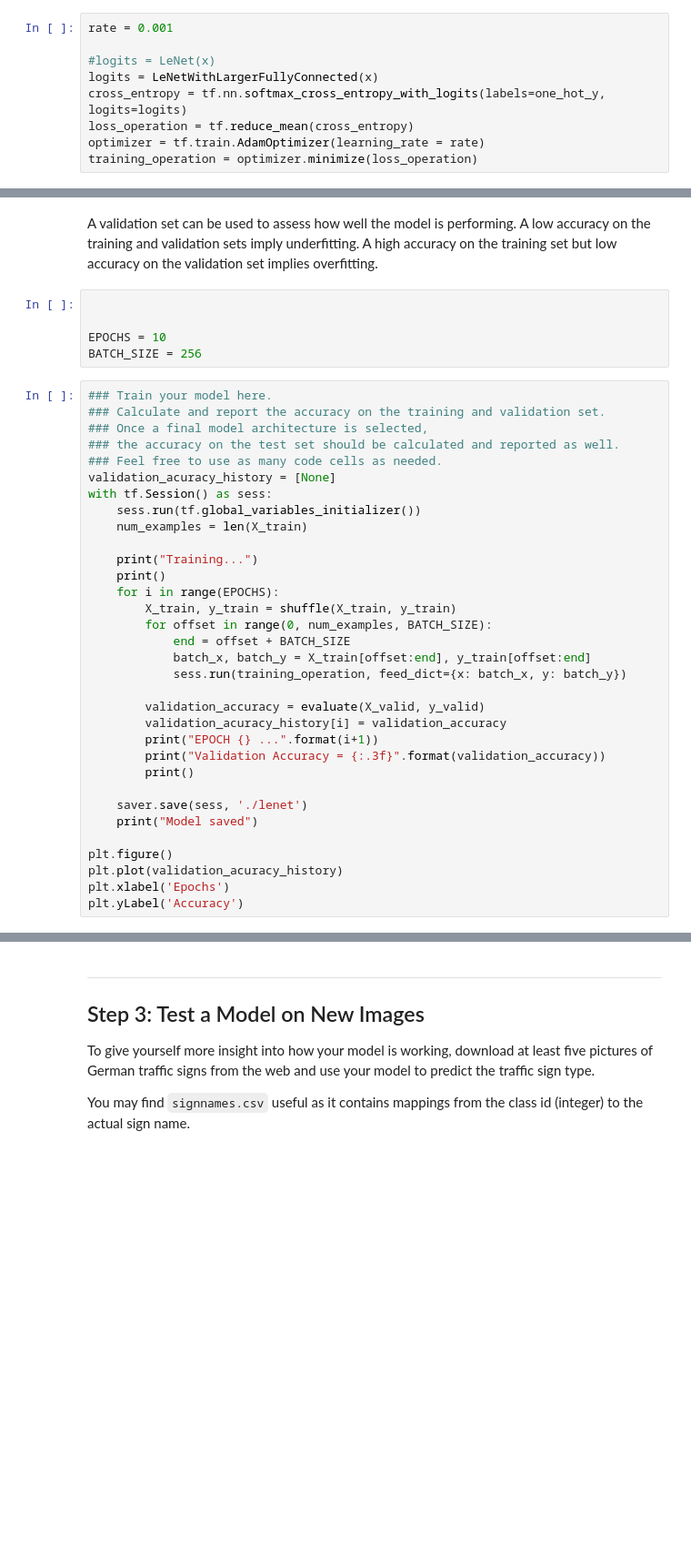
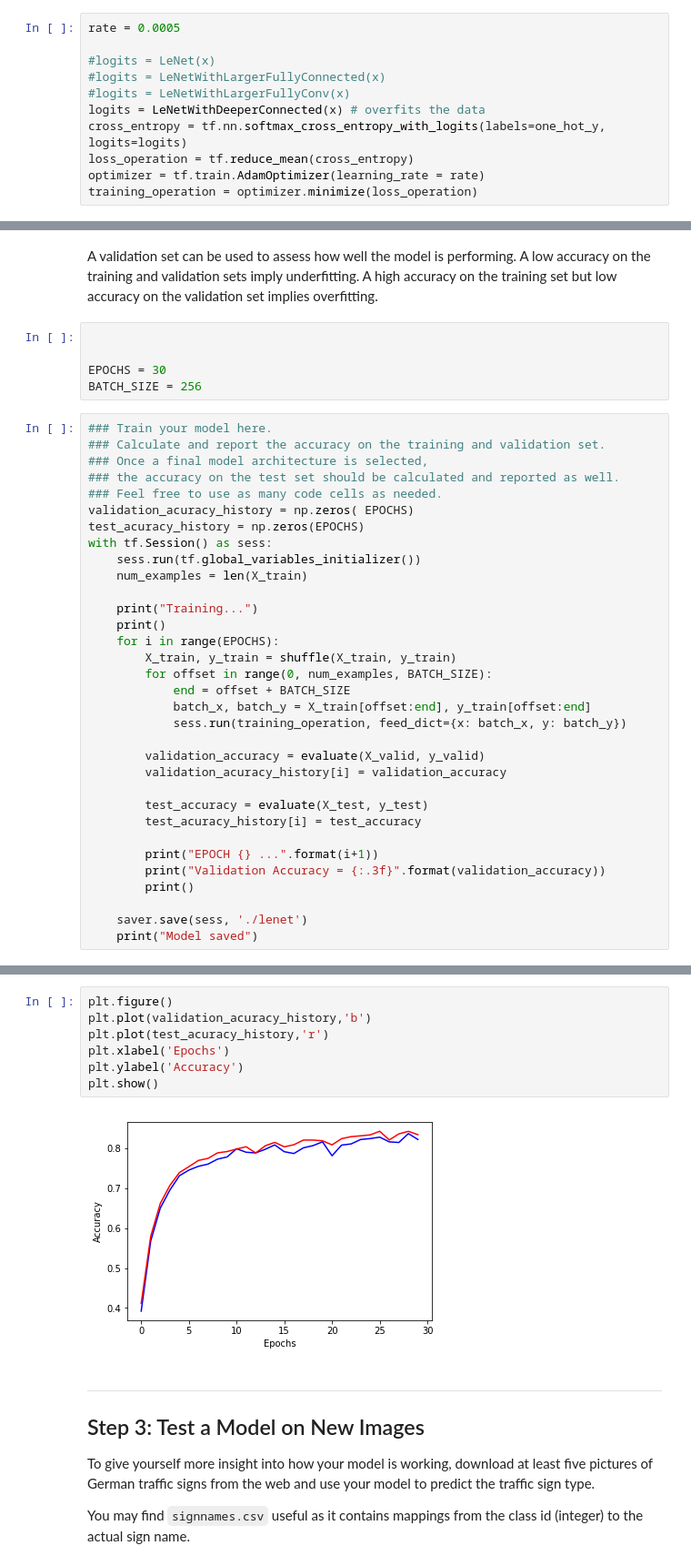
Before and after one commit to SimkinTheWizard/SDC_P2_TrafficSignClassifier, a Jupyter notebook: Traffic_Sign_Classifier.ipynb, the cells around one changed output, grey strips where cells are left out. Shown at 91% size. Saved outputs shown, nothing was run; the diff lists cells and outputs as text; blank space fills up the shorter version.

```diff
--- a/Traffic_Sign_Classifier.ipynb
+++ b/Traffic_Sign_Classifier.ipynb
@@ -346,10 +468,12 @@ x = tf.placeholder(tf.float32, (None, 32, 32, 3))
 y = tf.placeholder(tf.int32, (None))
 one_hot_y = tf.one_hot(y, 43)
 # %%
-rate = 0.001
+rate = 0.0005
 
 #logits = LeNet(x)
-logits = LeNetWithLargerFullyConnected(x)
+#logits = LeNetWithLargerFullyConnected(x)
+#logits = LeNetWithLargerFullyConv(x)
+logits = LeNetWithDeeperConnected(x) # overfits the data
 cross_entropy = tf.nn.softmax_cross_entropy_with_logits(labels=one_hot_y, logits=logits)
 loss_operation = tf.reduce_mean(cross_entropy)
 optimizer = tf.train.AdamOptimizer(learning_rate = rate)
@@ -376,7 +500,7 @@ sets imply underfitting. A high accuracy on the training set but low accuracy on
 # %%
 
 
-EPOCHS = 10
+EPOCHS = 30
 BATCH_SIZE = 256
 # %%
 ### Train your model here.
@@ -384,7 +508,8 @@ BATCH_SIZE = 256
 ### Once a final model architecture is selected,
 ### the accuracy on the test set should be calculated and reported as well.
 ### Feel free to use as many code cells as needed.
-validation_acuracy_history = [None]
+validation_acuracy_history = np.zeros( EPOCHS)
+test_acuracy_history = np.zeros(EPOCHS)
 with tf.Session() as sess:
     sess.run(tf.global_variables_initializer())
     num_examples = len(X_train)
@@ -400,17 +525,16 @@ with tf.Session() as sess:
 
         validation_accuracy = evaluate(X_valid, y_valid)
         validation_acuracy_history[i] = validation_accuracy
+
+        test_accuracy = evaluate(X_test, y_test)
+        test_acuracy_history[i] = test_accuracy
+
         print("EPOCH {} ...".format(i+1))
         print("Validation Accuracy = {:.3f}".format(validation_accuracy))
         print()
 
     saver.save(sess, './lenet')
     print("Model saved")
-
-plt.figure()
-plt.plot(validation_acuracy_history)
-plt.xlabel('Epochs')
-plt.yLabel('Accuracy')
 # %% [output]
 Training...
 
@@ -430,5 +554,14 @@ Validation Accuracy = 0.846
 
 Model saved
+# %%
+plt.figure()
+plt.plot(validation_acuracy_history,'b')
+plt.plot(test_acuracy_history,'r')
+plt.xlabel('Epochs')
+plt.ylabel('Accuracy')
+plt.show()
+# %% [output]
+[figure, added]
 # %% [markdown]
 ---
 
```
Also changed, not shown: parts of 8 cells of this notebook.
